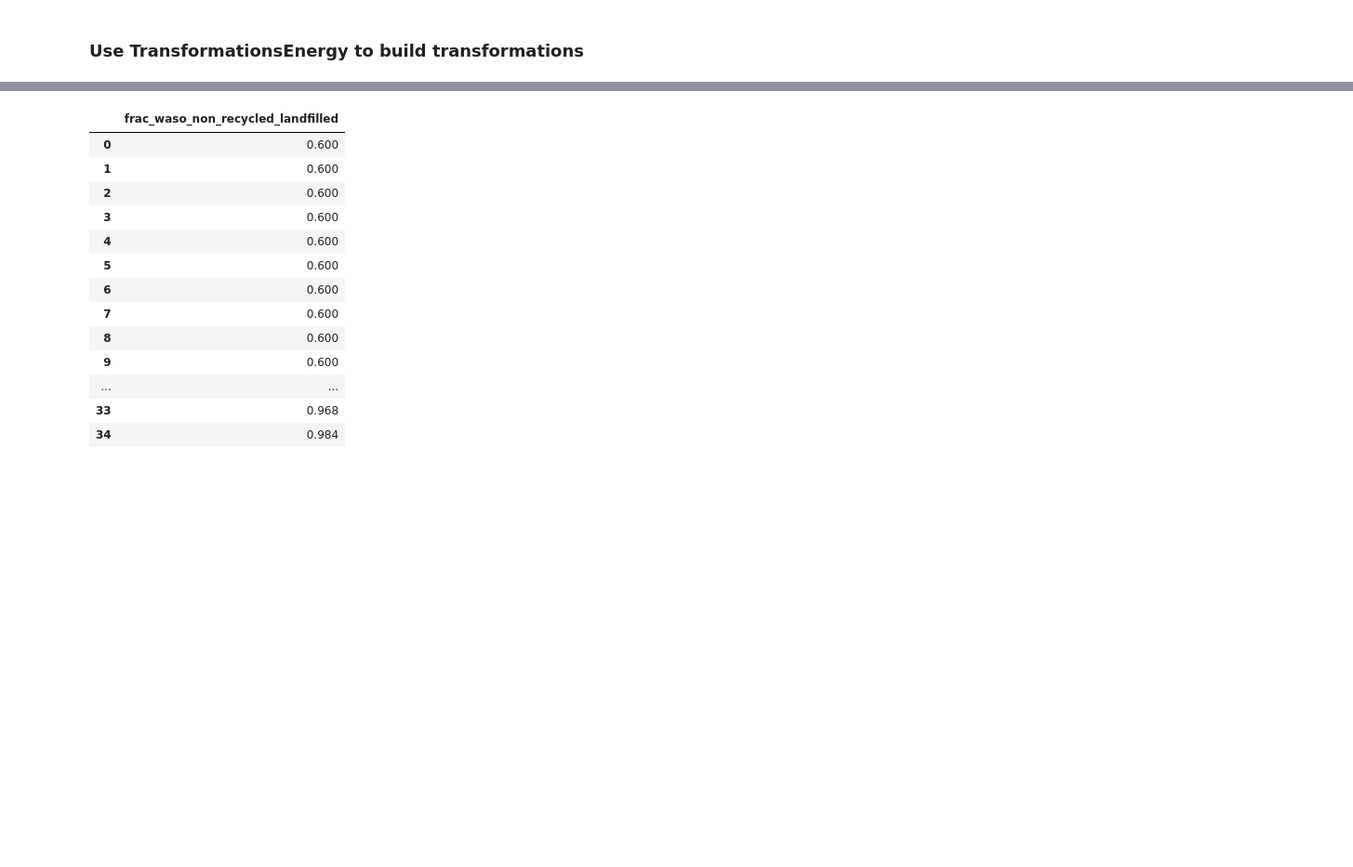
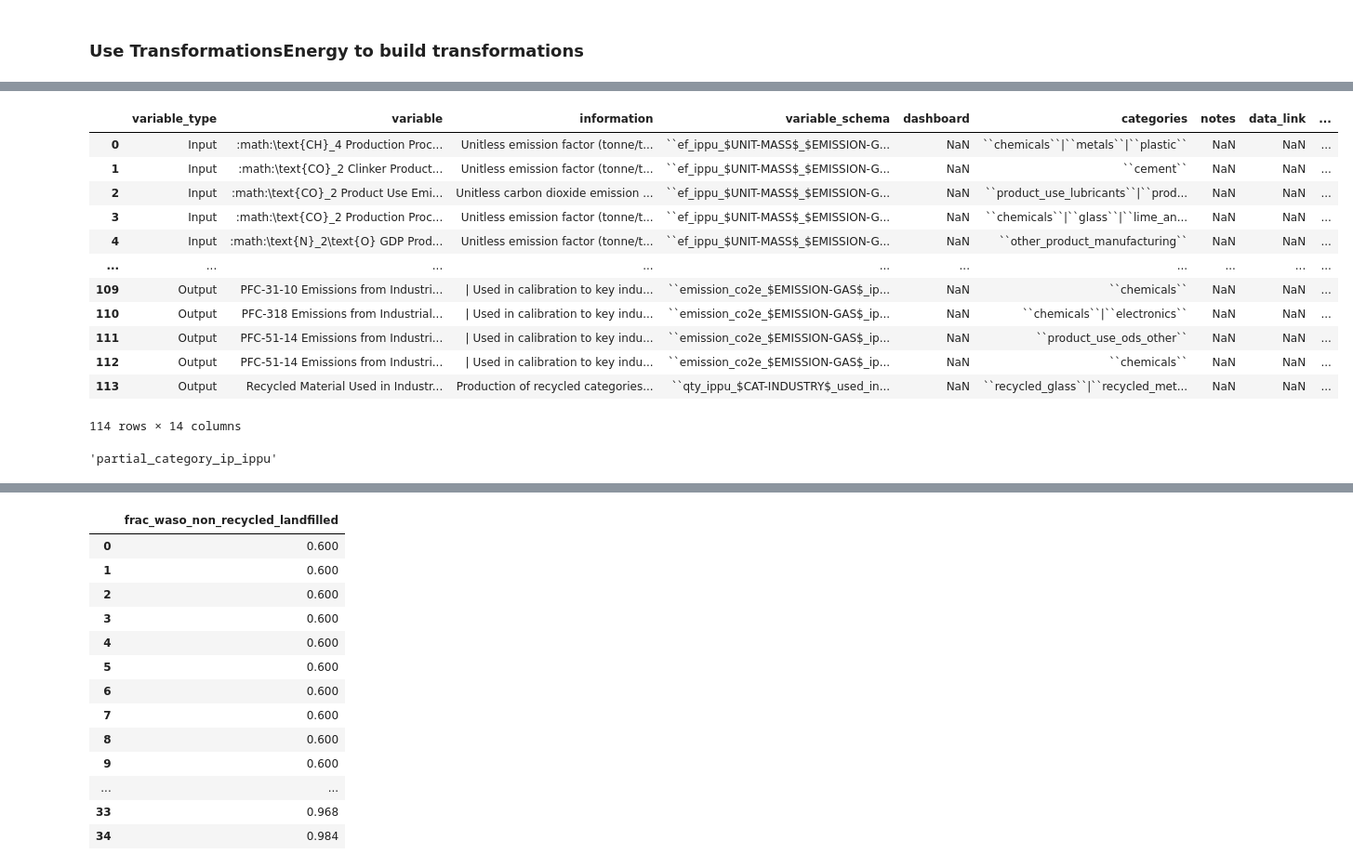
Before and after one commit to jarojasag/lac_decarbonization, a Jupyter notebook: python/build_transformations_energy.ipynb, the cells around one changed output, grey strips where cells are left out. Shown at 93% size. Saved outputs shown, nothing was run; the diff lists cells and outputs as text; code cells hidden in the pictures; blank space fills up the shorter version.

```diff
--- a/python/build_transformations_energy.ipynb
+++ b/python/build_transformations_energy.ipynb
@@ -1271,0 +1471,16 @@ transformations_energy = dte.TransformationsEnergy(
+# %%
+sa.model_attributes.dict_varreqs.get("partial_category_ip_ippu").table
+# %% [output]
+|  | variable_type | variable | information | variable_schema | dashboard | categories | notes | data_link | ... |
+| 0 | Input | :math:\text{CH}_4 Production Proc... | Unitless emission factor (tonne/t... | ``ef_ippu_$UNIT-MASS$_$EMISSION-G... | NaN | ``chemicals``|``metals``|``plastic`` | NaN | NaN | ... |
+| 1 | Input | :math:\text{CO}_2 Clinker Product... | Unitless emission factor (tonne/t... | ``ef_ippu_$UNIT-MASS$_$EMISSION-G... | NaN | ``cement`` | NaN | NaN | ... |
+| 2 | Input | :math:\text{CO}_2 Product Use Emi... | Unitless carbon dioxide emission ... | ``ef_ippu_$UNIT-MASS$_$EMISSION-G... | NaN | ``product_use_lubricants``|``prod... | NaN | NaN | ... |
+| 3 | Input | :math:\text{CO}_2 Production Proc... | Unitless emission factor (tonne/t... | ``ef_ippu_$UNIT-MASS$_$EMISSION-G... | NaN | ``chemicals``|``glass``|``lime_an... | NaN | NaN | ... |
+| 4 | Input | :math:\text{N}_2\text{O} GDP Prod... | Unitless emission factor (tonne/t... | ``ef_ippu_$UNIT-MASS$_$EMISSION-G... | NaN | ``other_product_manufacturing`` | NaN | NaN | ... |
+| ... | ... | ... | ... | ... | ... | ... | ... | ... | ... |
+| 109 | Output | PFC-31-10 Emissions from Industri... | | Used in calibration to key indu... | ``emission_co2e_$EMISSION-GAS$_ip... | NaN | ``chemicals`` | NaN | NaN | ... |
+| 110 | Output | PFC-318 Emissions from Industrial... | | Used in calibration to key indu... | ``emission_co2e_$EMISSION-GAS$_ip... | NaN | ``chemicals``|``electronics`` | NaN | NaN | ... |
+| 111 | Output | PFC-51-14 Emissions from Industri... | | Used in calibration to key indu... | ``emission_co2e_$EMISSION-GAS$_ip... | NaN | ``product_use_ods_other`` | NaN | NaN | ... |
+| 112 | Output | PFC-51-14 Emissions from Industri... | | Used in calibration to key indu... | ``emission_co2e_$EMISSION-GAS$_ip... | NaN | ``chemicals`` | NaN | NaN | ... |
+| 113 | Output | Recycled Material Used in Industr... | Production of recycled categories... | ``qty_ippu_$CAT-INDUSTRY$_used_in... | NaN | ``recycled_glass``|``recycled_met... | NaN | NaN | ... |
+114 rows × 14 columns
@@ -1271,0 +1490,4 @@ transformations_energy = dte.TransformationsEnergy(
+# %%
+sa.model_attributes.get_subsector_attribute(sa.model_attributes.subsec_name_ippu, "key_varreqs_partial")
+# %% [output]
+'partial_category_ip_ippu'
```
Also changed, not shown: parts of 33 cells of this notebook, 23 other files.
